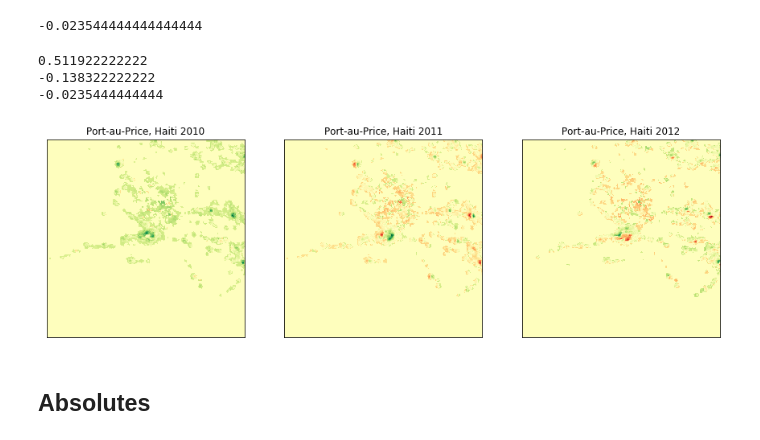
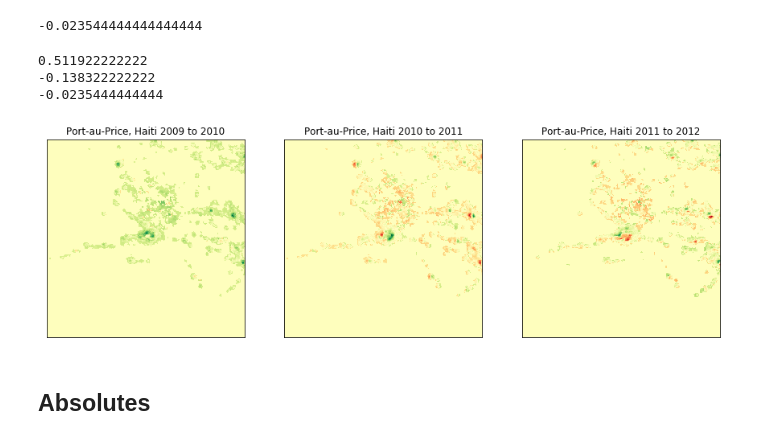
Before and after one commit to feliuserra/Luminosity, a Jupyter notebook: notebooks/data_exploration-returns.ipynb, the cells around one changed output. Saved outputs shown, nothing was run; the diff lists cells and outputs as text; code cells hidden in the pictures.

```diff
--- a/notebooks/data_exploration-returns.ipynb
+++ b/notebooks/data_exploration-returns.ipynb
@@ -47,9 +47,9 @@ Wall time: 5min 3s
 # %%
 # RETURNS
 images_returns = np.stack(
-    [np.load('../data/interim/Version_4_DMSP-OLS_Nighttime_Lights_Time_Returns/F182010.v4d_web.stable_lights.avg_vis.tif.npz')['arr_0'],
-     np.load('../data/interim/Version_4_DMSP-OLS_Nighttime_Lights_Time_Returns/F182011.v4c_web.stable_lights.avg_vis.tif.npz')['arr_0'],
-     np.load('../data/interim/Version_4_DMSP-OLS_Nighttime_Lights_Time_Returns/F182012.v4c_web.stable_lights.avg_vis.tif.npz')['arr_0']])
+    [np.load('../data/interim/Version_4_DMSP-OLS_Nighttime_Lights_Time_Returns/F182010.v4d_web.stable_lights.avg_vis.tif.npz', mmap_mode = 'r')['arr_0'],
+     np.load('../data/interim/Version_4_DMSP-OLS_Nighttime_Lights_Time_Returns/F182011.v4c_web.stable_lights.avg_vis.tif.npz', mmap_mode = 'r')['arr_0'],
+     np.load('../data/interim/Version_4_DMSP-OLS_Nighttime_Lights_Time_Returns/F182012.v4c_web.stable_lights.avg_vis.tif.npz', mmap_mode = 'r')['arr_0']])
 # %%
 sub_img.mean()
 # %% [output]
@@ -57,20 +57,20 @@ sub_img.mean()
 # %%
 location = as_pixels(target_coords={'lat':18.53,'lng':-72.34})
 d = 150
 fig, ax = plt.subplots(1,3,figsize=(15,10))
 for i, axi in enumerate(ax.flat):
     sub_img = images_returns[i,location[0]-d:location[0]+d,location[1]-d:location[1]+d]
     print(sub_img.mean())
     max_abs = max(abs(sub_img.max()), abs(sub_img.min()))
     axi.imshow(sub_img, vmin=-max_abs, vmax=max_abs, cmap='RdYlGn',)
-    axi.set(xticks=[], yticks=[],title='Port-au-Price, Haiti ' + str(2010+i))
+    axi.set(xticks=[], yticks=[],title='Port-au-Price, Haiti ' + str(2009+i) + ' to ' + str(2010+i))
 
 plt.show()
 # %% [output]
 0.511922222222
 -0.138322222222
 -0.0235444444444
-[figure, old version]
+[figure, new version]
 # %% [markdown]
 ## Absolutes
 # %%
```
Also changed, not shown: 5 other files.
